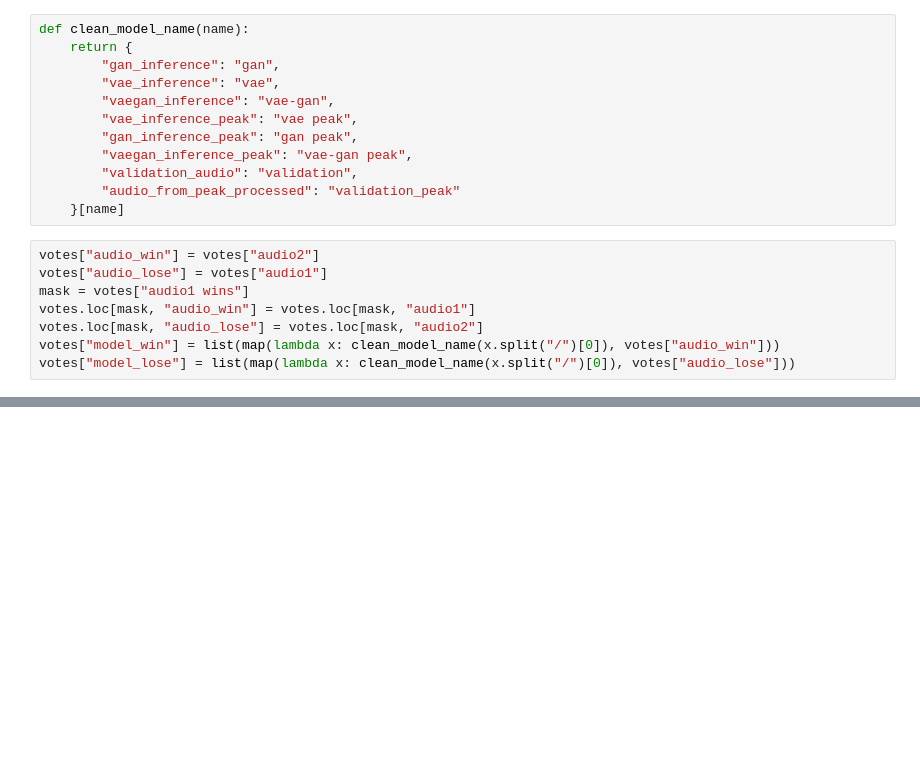
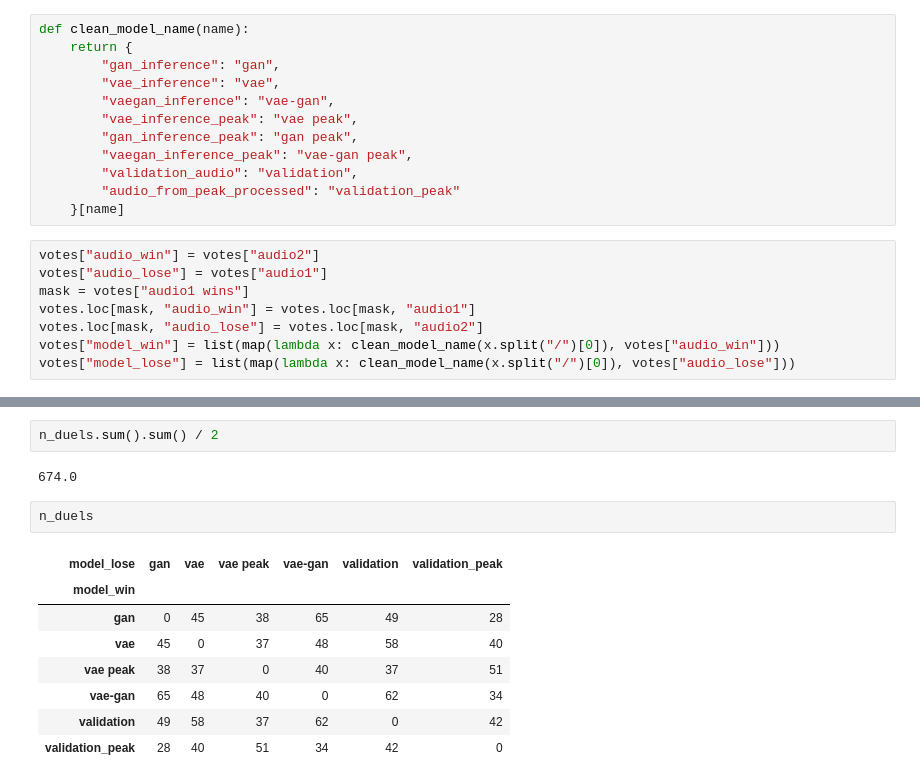
Before and after one commit to Arthur-Chiron/bird_sound_generation, a Jupyter notebook: plot_human_eval.ipynb, the cells around one changed output, grey strips where cells are left out. Cells and saved outputs as stored; diff of their text form; blank space fills up the shorter version.

```diff
--- a/plot_human_eval.ipynb
+++ b/plot_human_eval.ipynb
@@ -96,0 +97,15 @@ plt.show()
+# %%
+n_duels.sum().sum() / 2
+# %% [output]
+674.0
+# %%
+n_duels
+# %% [output]
+| model_lose | gan | vae | vae peak | vae-gan | validation | validation_peak |
+| model_win |  |  |  |  |  |  |
+| gan | 0 | 45 | 38 | 65 | 49 | 28 |
+| vae | 45 | 0 | 37 | 48 | 58 | 40 |
+| vae peak | 38 | 37 | 0 | 40 | 37 | 51 |
+| vae-gan | 65 | 48 | 40 | 0 | 62 | 34 |
+| validation | 49 | 58 | 37 | 62 | 0 | 42 |
+| validation_peak | 28 | 40 | 51 | 34 | 42 | 0 |
```
Also changed, not shown: parts of 3 cells of this notebook, 2 other files.
